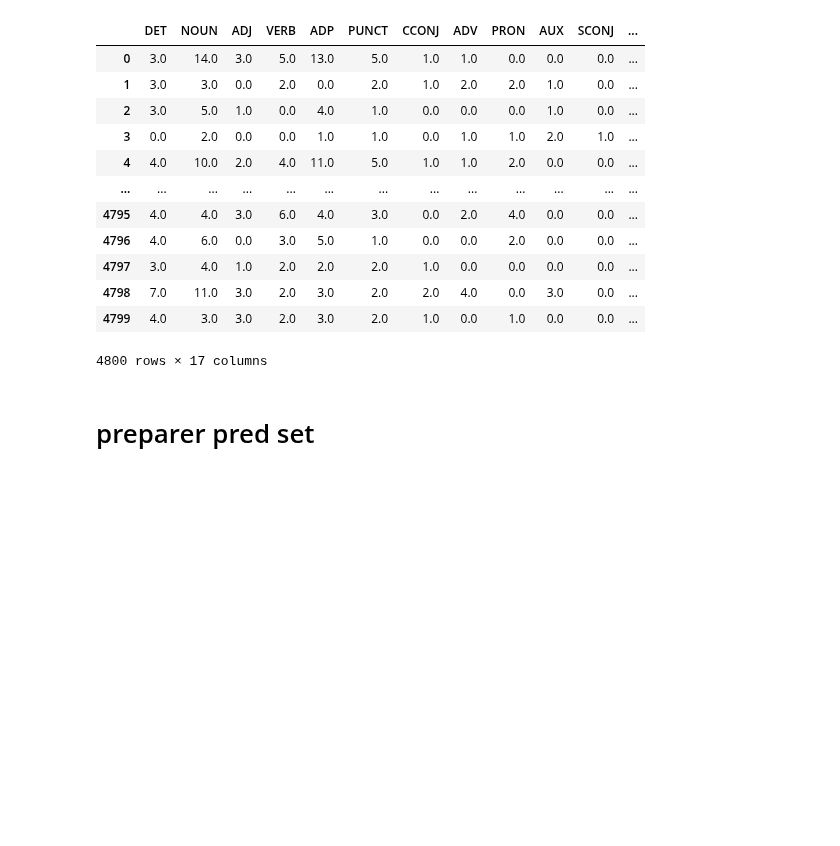
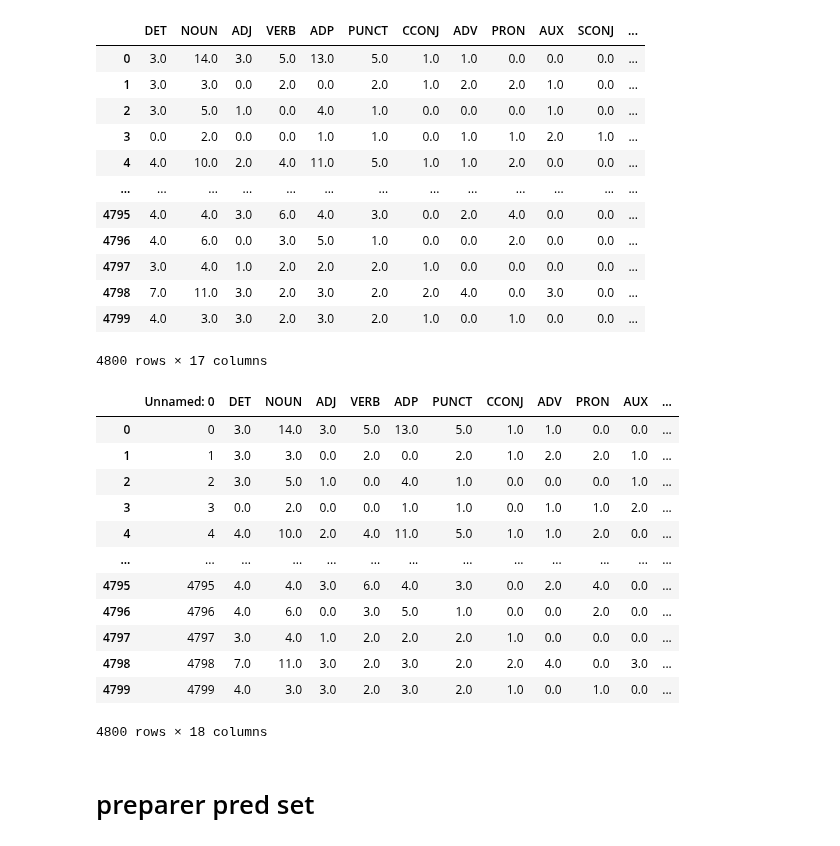
Before and after one commit to stefarine/DMML2022_ROLEX, a Jupyter notebook: code/Untitled1.ipynb, the cells around one changed output. Cells and saved outputs as stored; diff of their text form; code cells hidden in the pictures; blank space fills up the shorter version.

```diff
--- a/code/Untitled1.ipynb
+++ b/code/Untitled1.ipynb
@@ -129,3 +129,21 @@ X
 | 4798 | 7.0 | 11.0 | 3.0 | 2.0 | 3.0 | 2.0 | 2.0 | 4.0 | 0.0 | 3.0 | 0.0 | ... |
 | 4799 | 4.0 | 3.0 | 3.0 | 2.0 | 3.0 | 2.0 | 1.0 | 0.0 | 1.0 | 0.0 | 0.0 | ... |
 4800 rows × 17 columns
+# %%
+X = pd.read_csv('occurences_X.csv')
+# %%
+X
+# %% [output]
+|  | Unnamed: 0 | DET | NOUN | ADJ | VERB | ADP | PUNCT | CCONJ | ADV | PRON | AUX | ... |
+| 0 | 0 | 3.0 | 14.0 | 3.0 | 5.0 | 13.0 | 5.0 | 1.0 | 1.0 | 0.0 | 0.0 | ... |
+| 1 | 1 | 3.0 | 3.0 | 0.0 | 2.0 | 0.0 | 2.0 | 1.0 | 2.0 | 2.0 | 1.0 | ... |
+| 2 | 2 | 3.0 | 5.0 | 1.0 | 0.0 | 4.0 | 1.0 | 0.0 | 0.0 | 0.0 | 1.0 | ... |
+| 3 | 3 | 0.0 | 2.0 | 0.0 | 0.0 | 1.0 | 1.0 | 0.0 | 1.0 | 1.0 | 2.0 | ... |
+| 4 | 4 | 4.0 | 10.0 | 2.0 | 4.0 | 11.0 | 5.0 | 1.0 | 1.0 | 2.0 | 0.0 | ... |
+| ... | ... | ... | ... | ... | ... | ... | ... | ... | ... | ... | ... | ... |
+| 4795 | 4795 | 4.0 | 4.0 | 3.0 | 6.0 | 4.0 | 3.0 | 0.0 | 2.0 | 4.0 | 0.0 | ... |
+| 4796 | 4796 | 4.0 | 6.0 | 0.0 | 3.0 | 5.0 | 1.0 | 0.0 | 0.0 | 2.0 | 0.0 | ... |
+| 4797 | 4797 | 3.0 | 4.0 | 1.0 | 2.0 | 2.0 | 2.0 | 1.0 | 0.0 | 0.0 | 0.0 | ... |
+| 4798 | 4798 | 7.0 | 11.0 | 3.0 | 2.0 | 3.0 | 2.0 | 2.0 | 4.0 | 0.0 | 3.0 | ... |
+| 4799 | 4799 | 4.0 | 3.0 | 3.0 | 2.0 | 3.0 | 2.0 | 1.0 | 0.0 | 1.0 | 0.0 | ... |
+4800 rows × 18 columns
```
Also changed, not shown: parts of 12 cells of this notebook.
